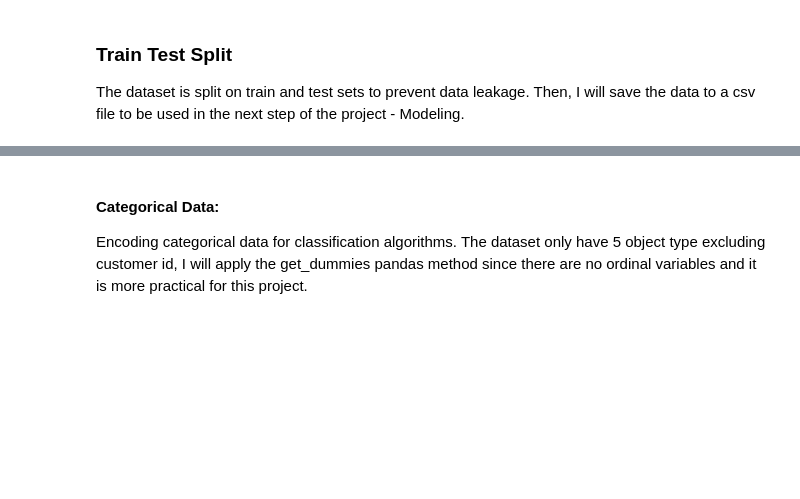
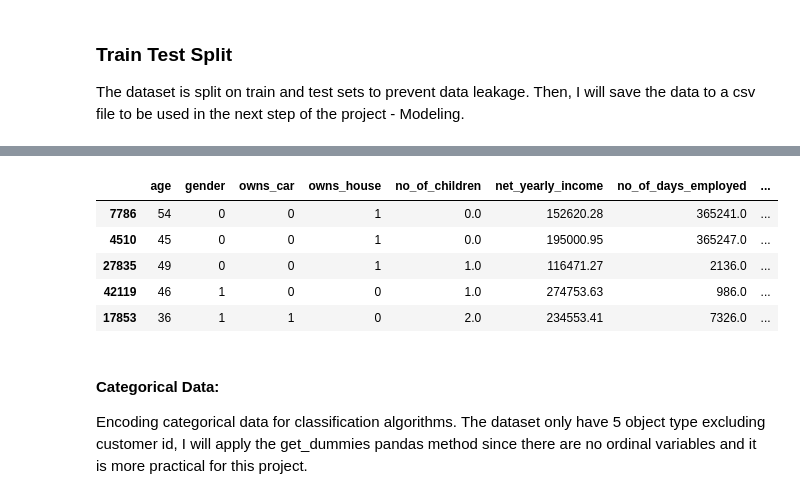
Before and after one commit to CamiloDS16/Project-2-AmEx-Credit-Card-Default-, a Jupyter notebook: Project-2-AmEx-Credit-Card-Default-/notebooks/preprocessing_amex.ipynb, the cells around one changed output, grey strips where cells are left out. Cells and saved outputs as stored; diff of their text form; code cells hidden in the pictures; blank space fills up the shorter version.

```diff
--- a/Project-2-AmEx-Credit-Card-Default-/notebooks/preprocessing_amex.ipynb
+++ b/Project-2-AmEx-Credit-Card-Default-/notebooks/preprocessing_amex.ipynb
@@ -76,3 +99,13 @@ X_train.head(5)
+# %%
+# checkin data quality
+X_train.head(5)
+# %% [output]
+|  | age | gender | owns_car | owns_house | no_of_children | net_yearly_income | no_of_days_employed | ... |
+| 7786 | 54 | 0 | 0 | 1 | 0.0 | 152620.28 | 365241.0 | ... |
+| 4510 | 45 | 0 | 0 | 1 | 0.0 | 195000.95 | 365247.0 | ... |
+| 27835 | 49 | 0 | 0 | 1 | 1.0 | 116471.27 | 2136.0 | ... |
+| 42119 | 46 | 1 | 0 | 0 | 1.0 | 274753.63 | 986.0 | ... |
+| 17853 | 36 | 1 | 1 | 0 | 2.0 | 234553.41 | 7326.0 | ... |
 # %% [markdown]
 #### Categorical Data:
 
```
Also changed, not shown: parts of 27 cells of this notebook, 3 other files.
